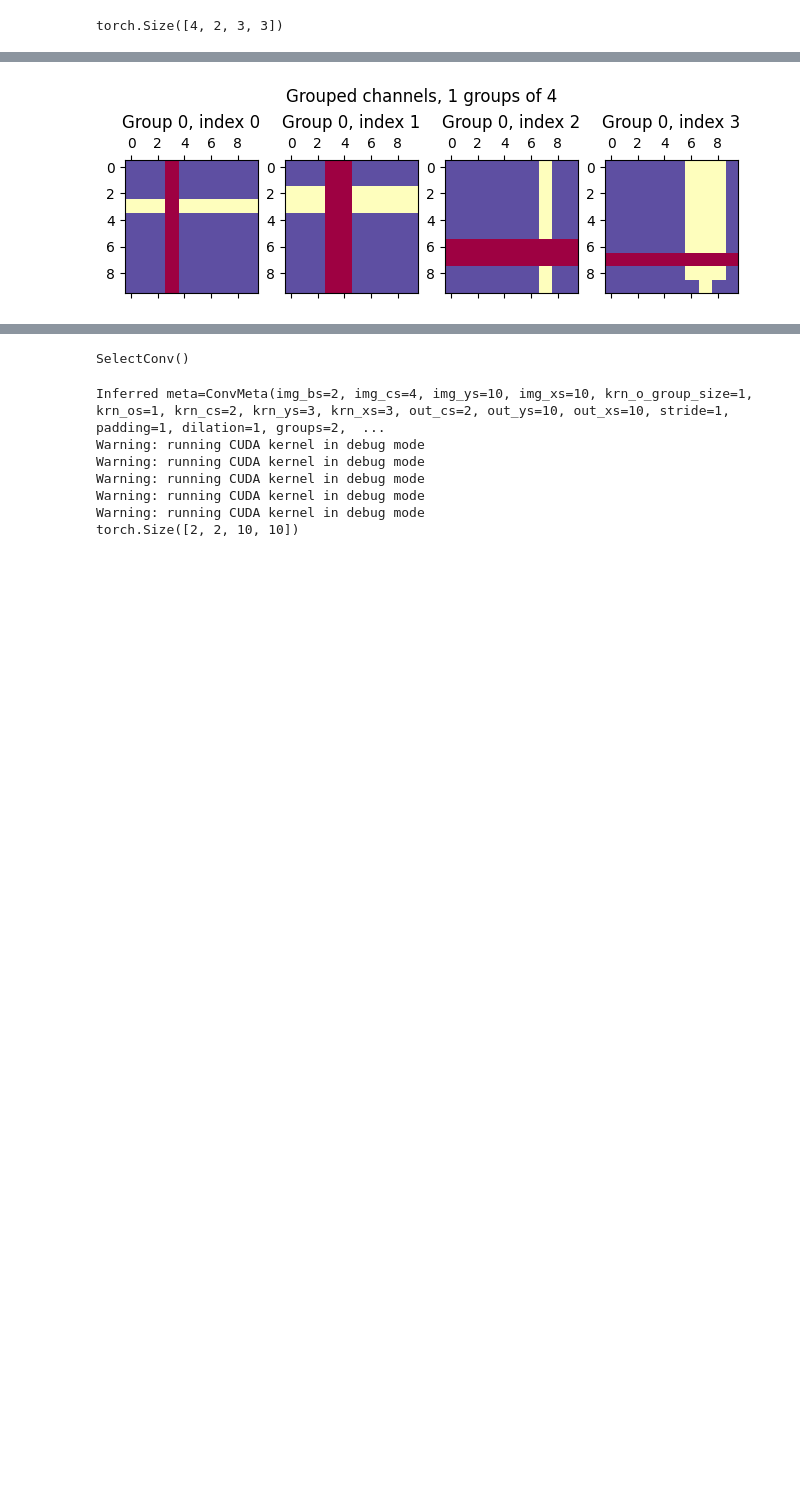
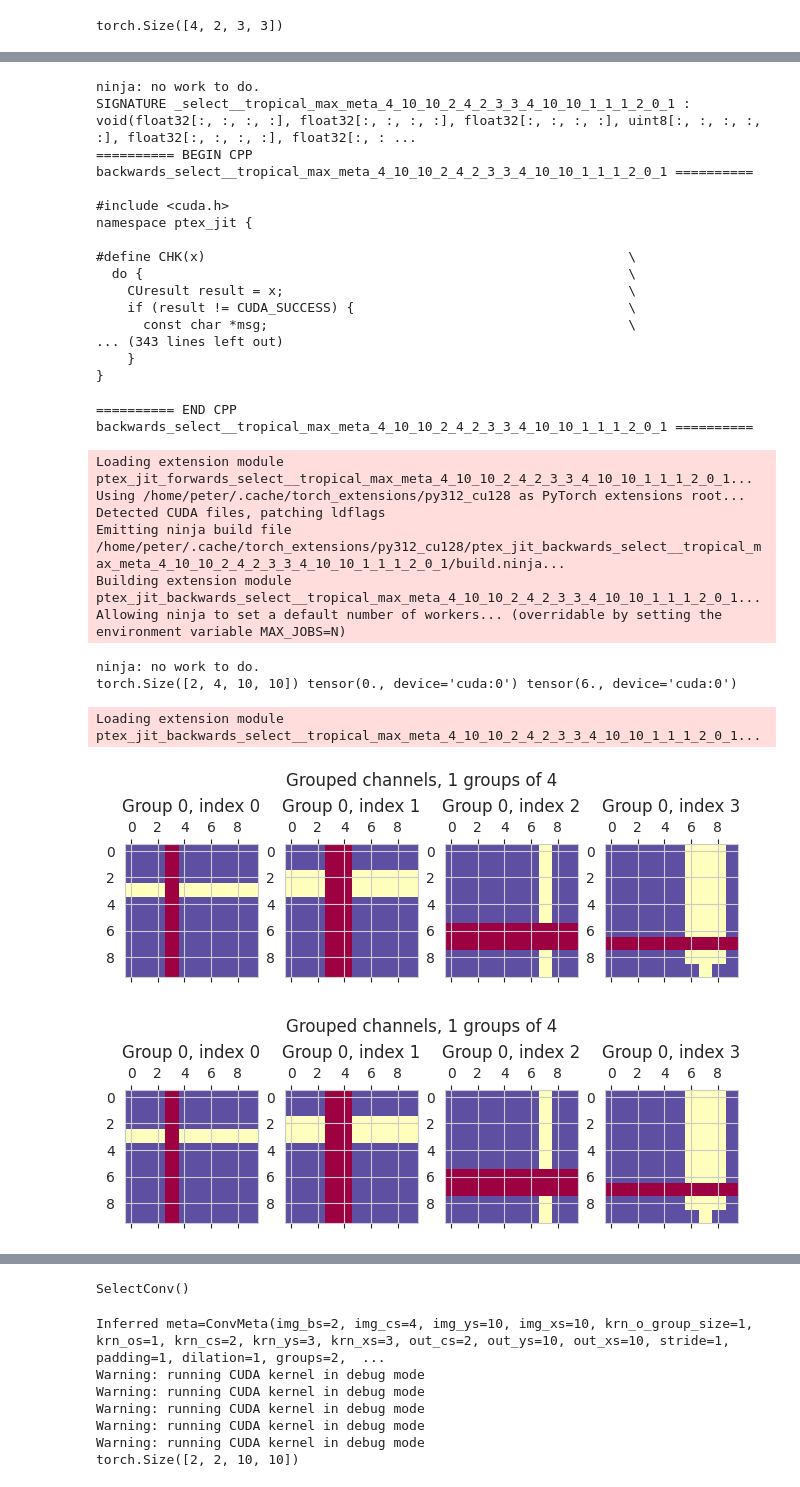
Before and after one commit to p-adema/quadratic-conv, a Jupyter notebook: scratch/groups_test.ipynb, the cells around one changed output, grey strips where cells are left out. Saved outputs shown, nothing was run; the diff lists cells and outputs as text; code cells hidden in the pictures; blank space fills up the shorter version.

```diff
--- a/scratch/groups_test.ipynb
+++ b/scratch/groups_test.ipynb
@@ -109,6 +102,7 @@ from src import convolutions
 # %%
 ss_op = torch.compile(
-    convolutions.SelectSemifield.tropical_max().dynamic(2), backend="inductor"
+    SelectSemifield.tropical_max().dynamic(), backend="inductor", disable=True
 )
+bc_op = BroadcastSemifield.tropical_max().dynamic()
 ss_op
 # %% [output]
@@ -118,5 +110,7 @@ OptimizedModule(
 # %%
 res_ss = ss_op(test_data, test_kernels, groups=2, debug=True, padding=1)
+res_bc = bc_op(test_data, test_kernels, groups=2, padding=1)
 print(res_ss.shape, res_ss.min(), res_ss.max())
 plot_grouped_data(res_ss[1], 1)
+plot_grouped_data(res_bc[1], 1)
 # %% [output]
@@ -130,4 +139,31 @@ torch.Size([2, 4, 10, 10]) tensor(0., device='cuda:0') tensor(6., device='cuda:0
+ninja: no work to do.
+SIGNATURE _select__tropical_max_meta_4_10_10_2_4_2_3_3_4_10_10_1_1_1_2_0_1 : void(float32[:, :, :, :], float32[:, :, :, :], float32[:, :, :, :], uint8[:, :, :, :, :], float32[:, :, :, :], float32[:, : ...
+========== BEGIN CPP backwards_select__tropical_max_meta_4_10_10_2_4_2_3_3_4_10_10_1_1_1_2_0_1 ==========
+
+#include <cuda.h>
+namespace ptex_jit {
+
+#define CHK(x)                                                      \
+  do {                                                              \
+    CUresult result = x;                                            \
+    if (result != CUDA_SUCCESS) {                                   \
+      const char *msg;                                              \
+... (343 lines left out)
+    }
+}
+
+========== END CPP backwards_select__tropical_max_meta_4_10_10_2_4_2_3_3_4_10_10_1_1_1_2_0_1 ==========
+Loading extension module ptex_jit_forwards_select__tropical_max_meta_4_10_10_2_4_2_3_3_4_10_10_1_1_1_2_0_1...
+Using /home/peter/.cache/torch_extensions/py312_cu128 as PyTorch extensions root...
+Detected CUDA files, patching ldflags
+Emitting ninja build file /home/peter/.cache/torch_extensions/py312_cu128/ptex_jit_backwards_select__tropical_max_meta_4_10_10_2_4_2_3_3_4_10_10_1_1_1_2_0_1/build.ninja...
+Building extension module ptex_jit_backwards_select__tropical_max_meta_4_10_10_2_4_2_3_3_4_10_10_1_1_1_2_0_1...
+Allowing ninja to set a default number of workers... (overridable by setting the environment variable MAX_JOBS=N)
+ninja: no work to do.
+torch.Size([2, 4, 10, 10]) tensor(0., device='cuda:0') tensor(6., device='cuda:0')
+Loading extension module ptex_jit_backwards_select__tropical_max_meta_4_10_10_2_4_2_3_3_4_10_10_1_1_1_2_0_1...
-[figure, old version]
+[figure, new version]
+[figure, added]
 # %%
 res_lin = nn.functional.conv2d(
     test_data, (test_kernels == 0).float(), groups=2, padding=1
```
Also changed, not shown: parts of 12 cells of this notebook, 9 other files.
